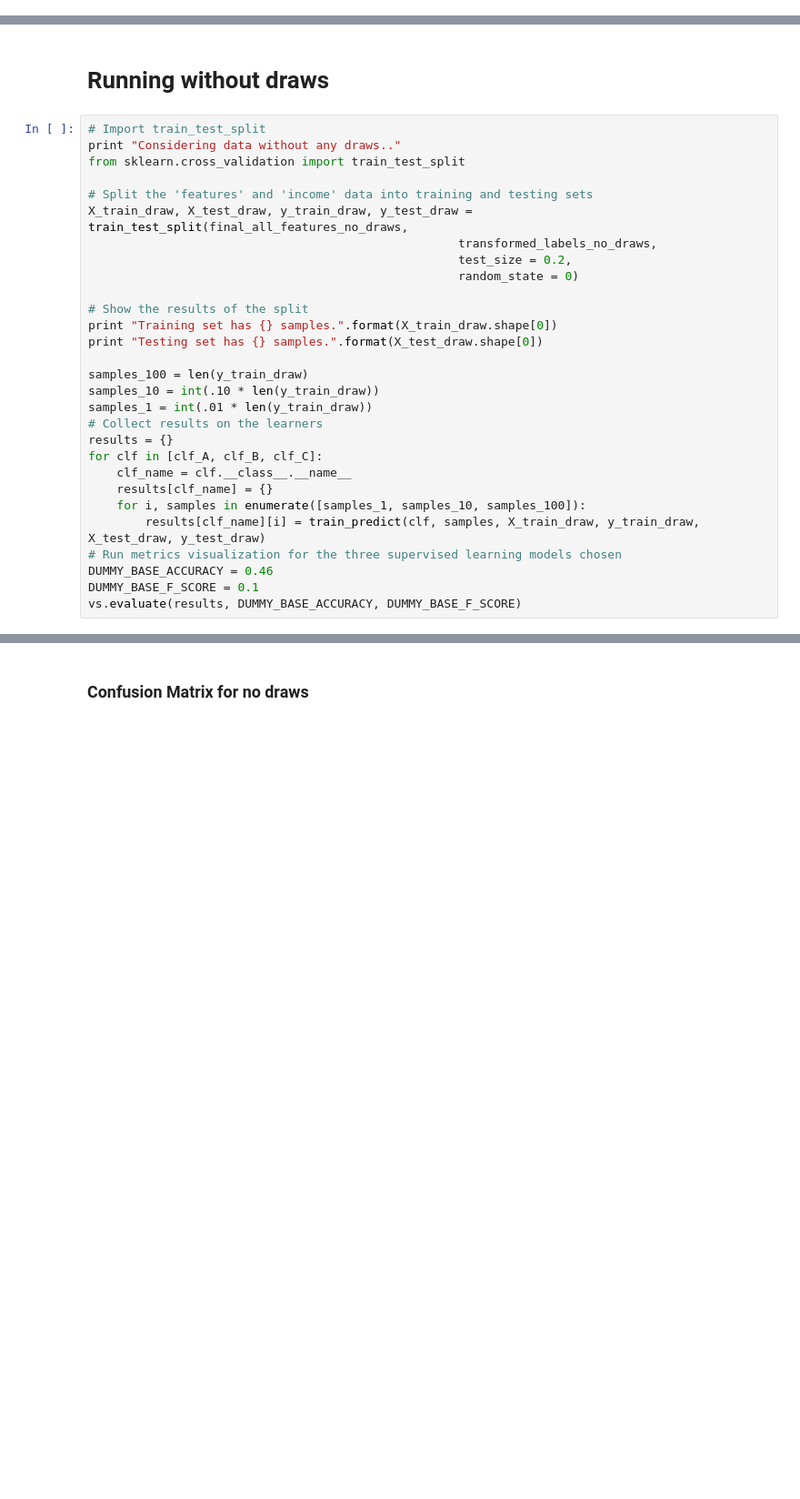
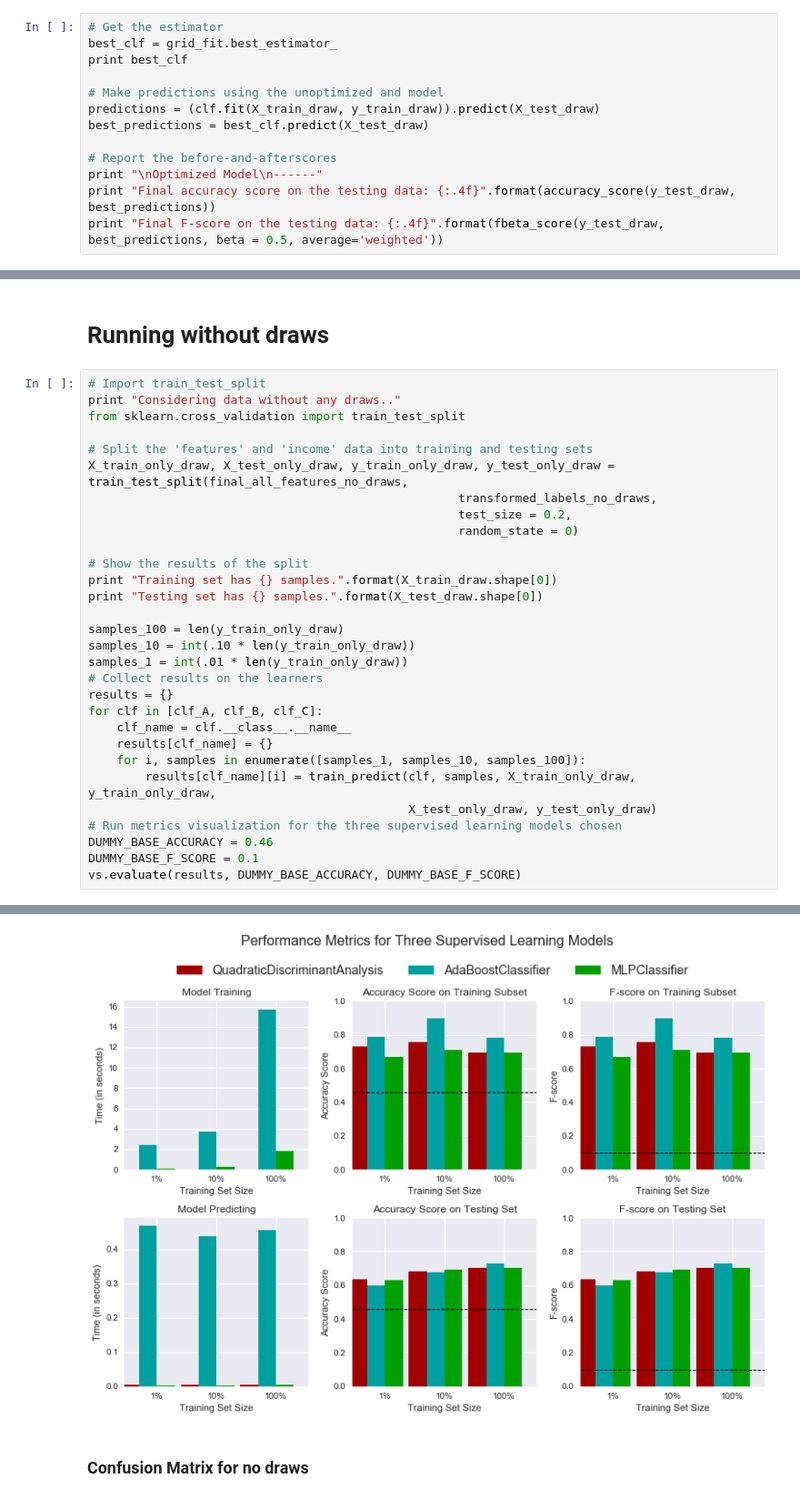
Before and after one commit to sgoyal1012/UdacityNanodegreeSubmissions, a Jupyter notebook: EuropeanSoccer_Capstone/Notebook_Code/Match_outcome_prediction.ipynb, the cells around one changed output, grey strips where cells are left out. Shown at 91% size. Drawn from its saved outputs; the diff is of its cells as text; blank space fills up the shorter version.

Commit message:
Draw:55

```diff
--- a/EuropeanSoccer_Capstone/Notebook_Code/Match_outcome_prediction.ipynb
+++ b/EuropeanSoccer_Capstone/Notebook_Code/Match_outcome_prediction.ipynb
@@ -1335,0 +1434,13 @@ Normalized confusion matrix
+# %%
+# Get the estimator
+best_clf = grid_fit.best_estimator_
+print best_clf
+
+# Make predictions using the unoptimized and model
+predictions = (clf.fit(X_train_draw, y_train_draw)).predict(X_test_draw)
+best_predictions = best_clf.predict(X_test_draw)
+
+# Report the before-and-afterscores
+print "\nOptimized Model\n------"
+print "Final accuracy score on the testing data: {:.4f}".format(accuracy_score(y_test_draw, best_predictions))
+print "Final F-score on the testing data: {:.4f}".format(fbeta_score(y_test_draw, best_predictions, beta = 0.5, average='weighted'))
@@ -1341,7 +1465,7 @@ print "Considering data without any draws.."
 from sklearn.cross_validation import train_test_split
 
 # Split the 'features' and 'income' data into training and testing sets
-X_train_draw, X_test_draw, y_train_draw, y_test_draw = train_test_split(final_all_features_no_draws,
+X_train_only_draw, X_test_only_draw, y_train_only_draw, y_test_only_draw = train_test_split(final_all_features_no_draws,
                                                     transformed_labels_no_draws,
                                                     test_size = 0.2,
                                                     random_state = 0)
@@ -1350,16 +1474,17 @@ X_train_draw, X_test_draw, y_train_draw, y_test_draw = train_test_split(final_al
 print "Training set has {} samples.".format(X_train_draw.shape[0])
 print "Testing set has {} samples.".format(X_test_draw.shape[0])
 
-samples_100 = len(y_train_draw)
-samples_10 = int(.10 * len(y_train_draw))
-samples_1 = int(.01 * len(y_train_draw))
+samples_100 = len(y_train_only_draw)
+samples_10 = int(.10 * len(y_train_only_draw))
+samples_1 = int(.01 * len(y_train_only_draw))
 # Collect results on the learners
 results = {}
 for clf in [clf_A, clf_B, clf_C]:
     clf_name = clf.__class__.__name__
     results[clf_name] = {}
     for i, samples in enumerate([samples_1, samples_10, samples_100]):
-        results[clf_name][i] = train_predict(clf, samples, X_train_draw, y_train_draw, X_test_draw, y_test_draw)
+        results[clf_name][i] = train_predict(clf, samples, X_train_only_draw, y_train_only_draw,
+                                             X_test_only_draw, y_test_only_draw)
 # Run metrics visualization for the three supervised learning models chosen
 DUMMY_BASE_ACCURACY = 0.46
 DUMMY_BASE_F_SCORE = 0.1
@@ -1379,3 +1505,4 @@ AdaBoostClassifier trained on 1277 samples.
+[figure, added]
 # %% [markdown]
 ### Confusion Matrix for no draws
 # %%
```
Also changed, not shown: parts of 6 cells of this notebook, 1 other file.
